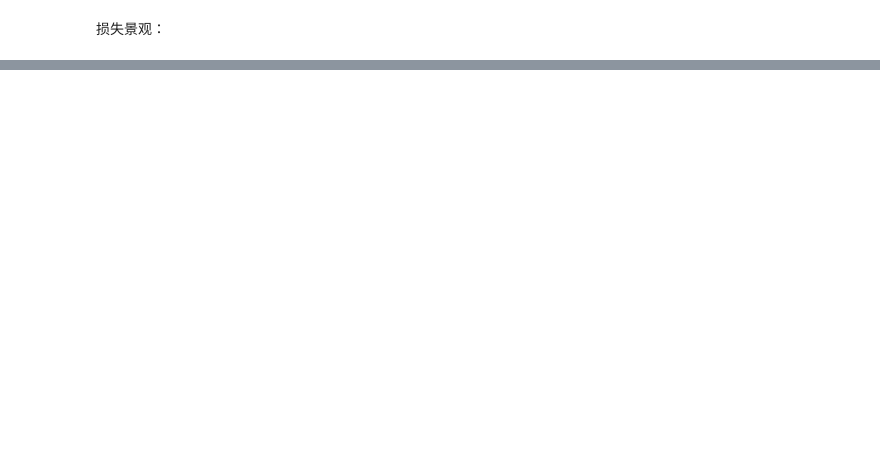
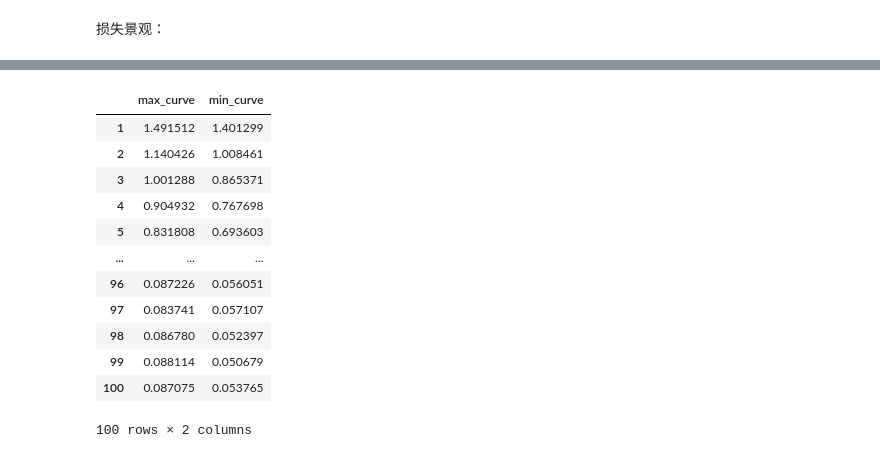
Before and after one commit to Atticsu/Project2-for-neural-network, a Jupyter notebook: Project_2.ipynb, the cells around one changed output, grey strips where cells are left out. Cells and saved outputs as stored; diff of their text form; code cells hidden in the pictures; blank space fills up the shorter version.

```diff
--- a/Project_2.ipynb
+++ b/Project_2.ipynb
@@ -218,0 +251,16 @@ df.to_pickle("VGG_A_LandScape")
+# %%
+df
+# %% [output]
+|  | max_curve | min_curve |
+| 1 | 1.491512 | 1.401299 |
+| 2 | 1.140426 | 1.008461 |
+| 3 | 1.001288 | 0.865371 |
+| 4 | 0.904932 | 0.767698 |
+| 5 | 0.831808 | 0.693603 |
+| ... | ... | ... |
+| 96 | 0.087226 | 0.056051 |
+| 97 | 0.083741 | 0.057107 |
+| 98 | 0.086780 | 0.052397 |
+| 99 | 0.088114 | 0.050679 |
+| 100 | 0.087075 | 0.053765 |
+100 rows × 2 columns
```
Also changed, not shown: parts of 9 cells of this notebook, 4 other files.
